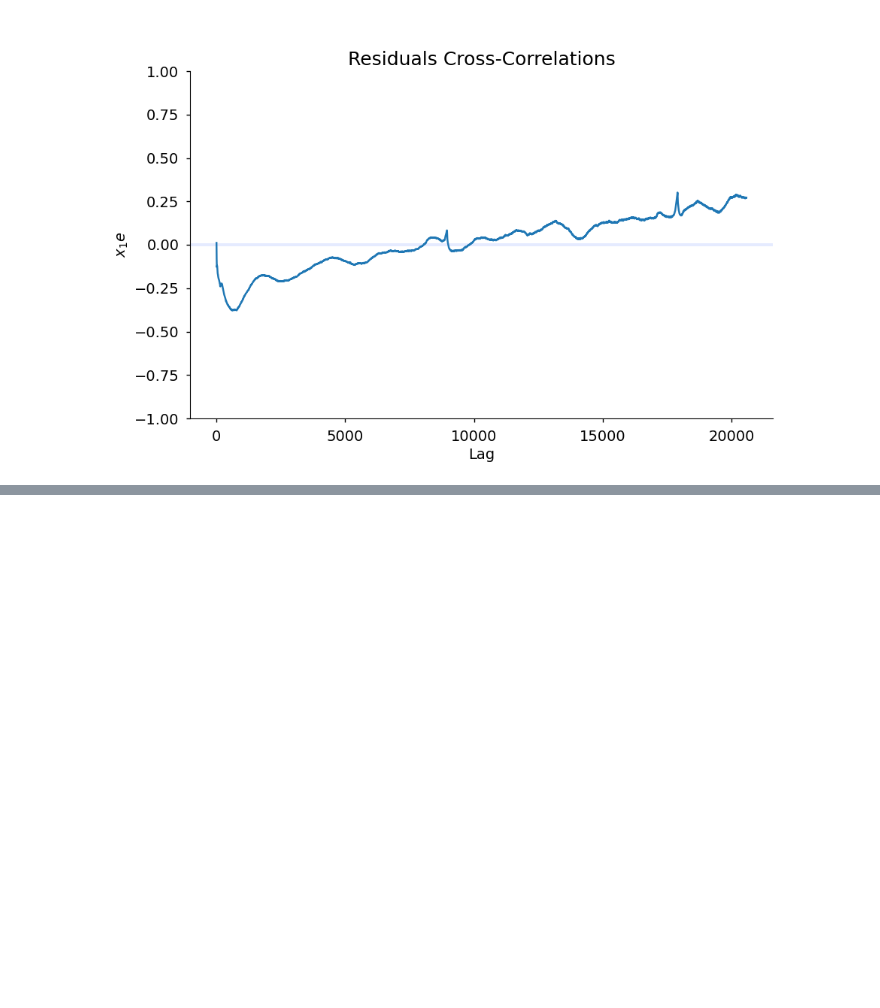
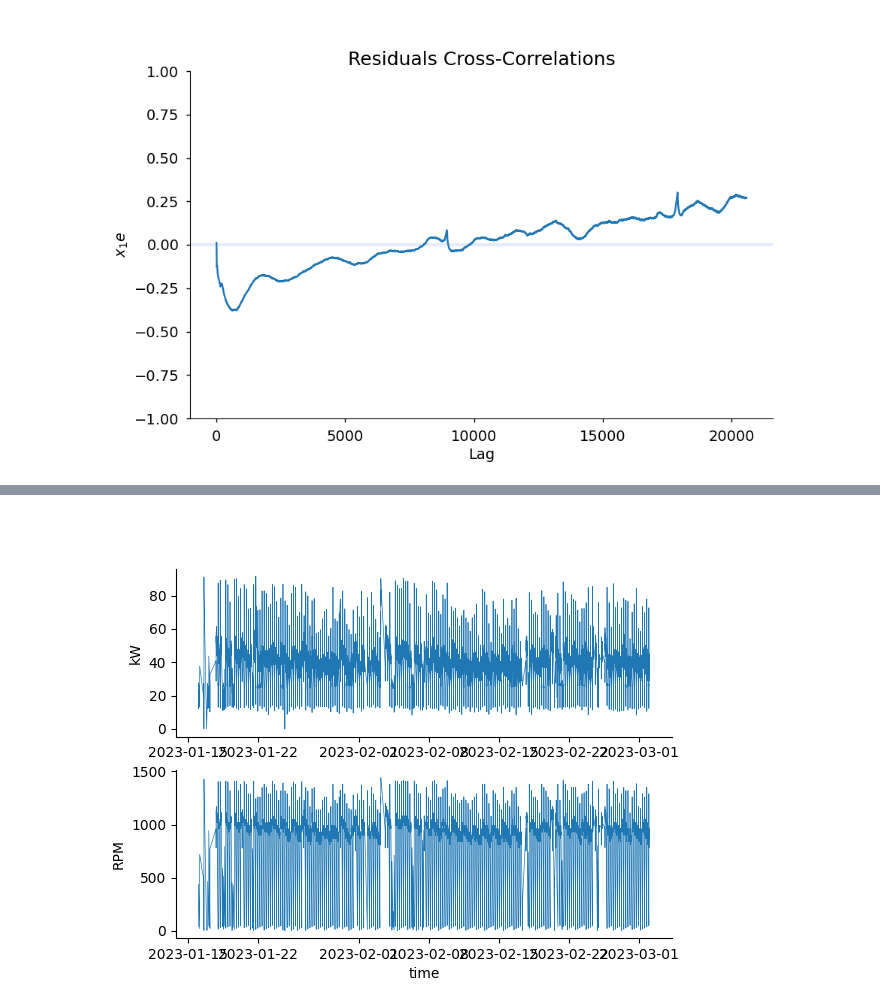
Before and after one commit to Stepzi/GRP2-IIoT-for-Digitization-of-Electronic-Assets, a Jupyter notebook: SystemIdentification.ipynb, the cells around one changed output, grey strips where cells are left out. Saved outputs shown, nothing was run; the diff lists cells and outputs as text; code cells hidden in the pictures; blank space fills up the shorter version.

```diff
--- a/SystemIdentification.ipynb
+++ b/SystemIdentification.ipynb
@@ -210,0 +228,13 @@ plot_residues_correlation(data=x1e, title="Residuals Cross-Correlations",
+# %%
+
+plt.figure()
+plt.subplot(2,1,1)
+plt.plot(df["pump4_power"].index,df["pump4_power"].values,linewidth=0.5)
+plt.ylabel("kW")
+plt.subplot(2,1,2)
+plt.plot(df["pump4_rpm"].index,df["pump4_rpm"].values,linewidth=0.5)
+plt.xlabel("time")
+plt.ylabel("RPM")
+plt.show()
+# %% [output]
+[figure, added]
```
Also changed, not shown: parts of 12 cells of this notebook, 3 other files.
